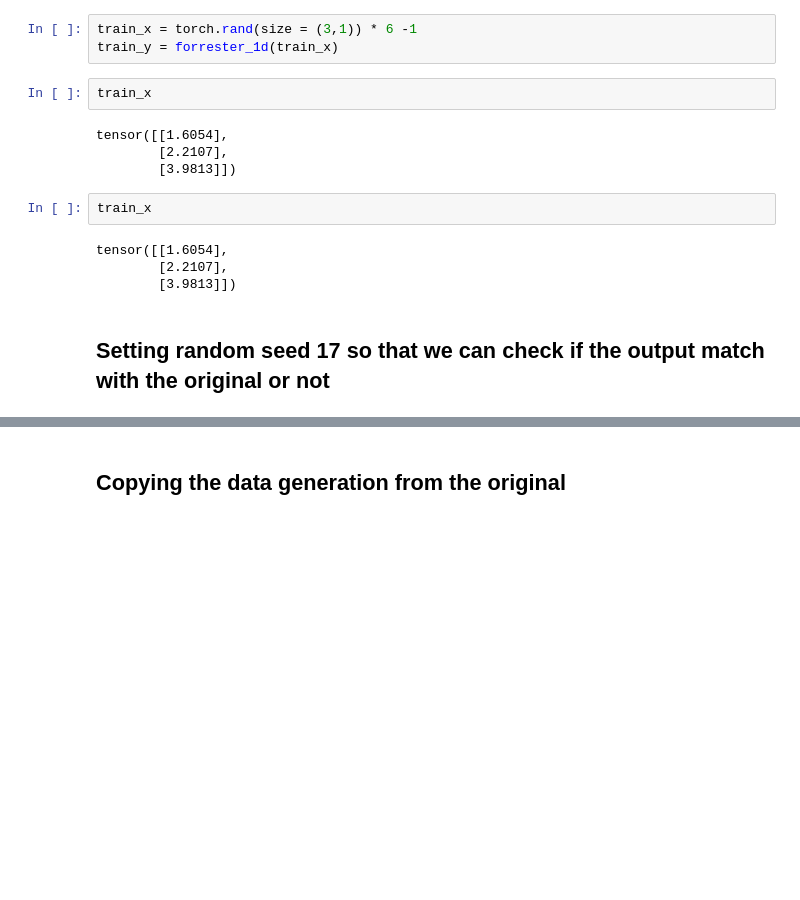
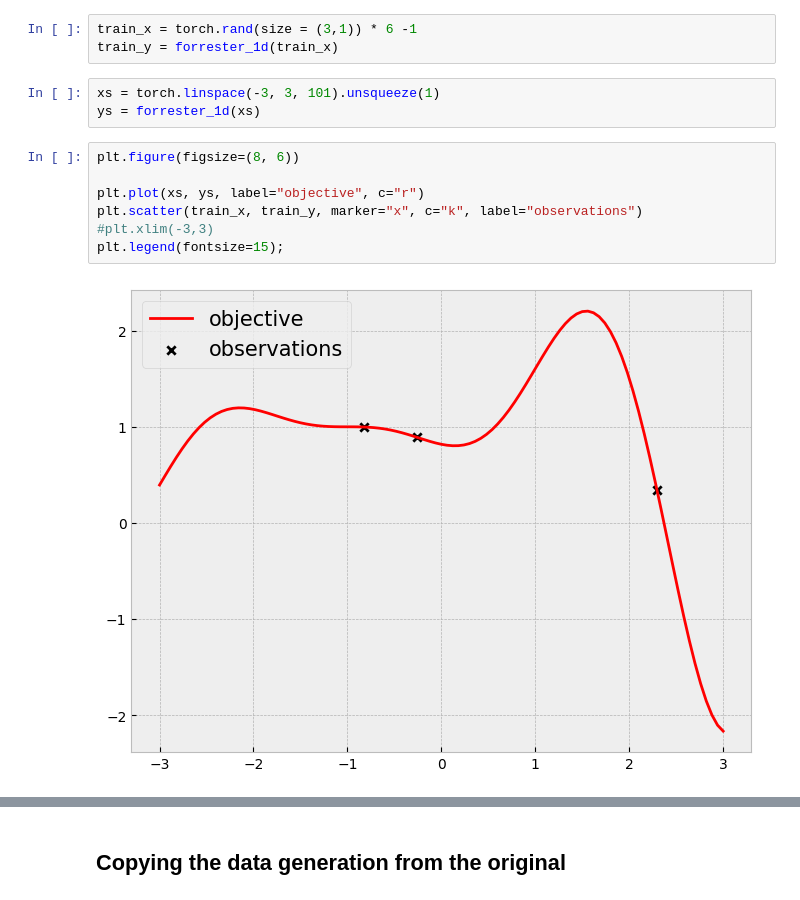
Before and after one commit to JefferyLiu6/Bayesian_Optimization, a Jupyter notebook: 2D_Gaussian_process_regression /gpr_GPyTorch.ipynb, the cells around one changed output, grey strips where cells are left out. Cells and saved outputs as stored; diff of their text form; blank space fills up the shorter version.

```diff
--- a/2D_Gaussian_process_regression /gpr_GPyTorch.ipynb
+++ b/2D_Gaussian_process_regression /gpr_GPyTorch.ipynb
@@ -27,17 +27,15 @@ def forrester_1d(x):
 # %%
 train_x = torch.rand(size = (3,1)) * 6 -1
 train_y = forrester_1d(train_x)
-# %%
-train_x
-# %% [output]
-tensor([[1.6054],
-        [2.2107],
-        [3.9813]])
-# %%
-train_x
-# %% [output]
-tensor([[1.6054],
-        [2.2107],
-        [3.9813]])
-# %% [markdown]
-## Setting random seed 17 so that we can check if the output match with the original or not
+# %%
+xs = torch.linspace(-3, 3, 101).unsqueeze(1)
+ys = forrester_1d(xs)
+# %%
+plt.figure(figsize=(8, 6))
+
+plt.plot(xs, ys, label="objective", c="r")
+plt.scatter(train_x, train_y, marker="x", c="k", label="observations")
+#plt.xlim(-3,3)
+plt.legend(fontsize=15);
+# %% [output]
+[figure, added]
```
Also changed, not shown: parts of 22 cells of this notebook, 2 other files.
